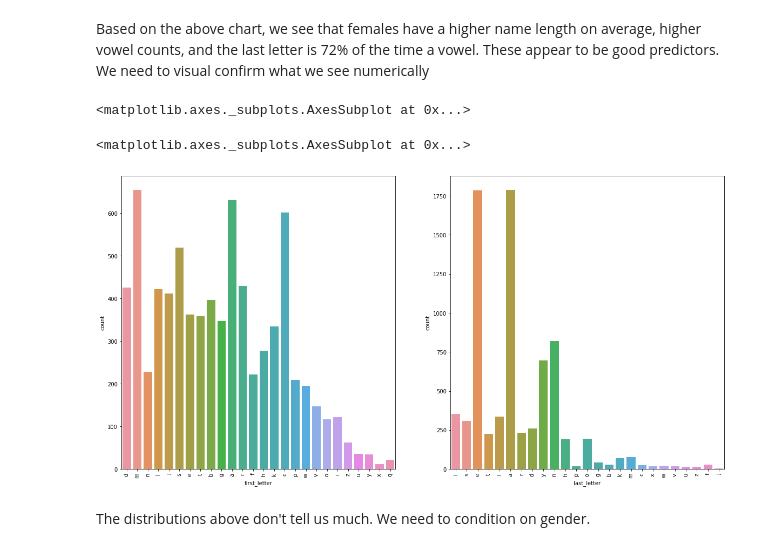
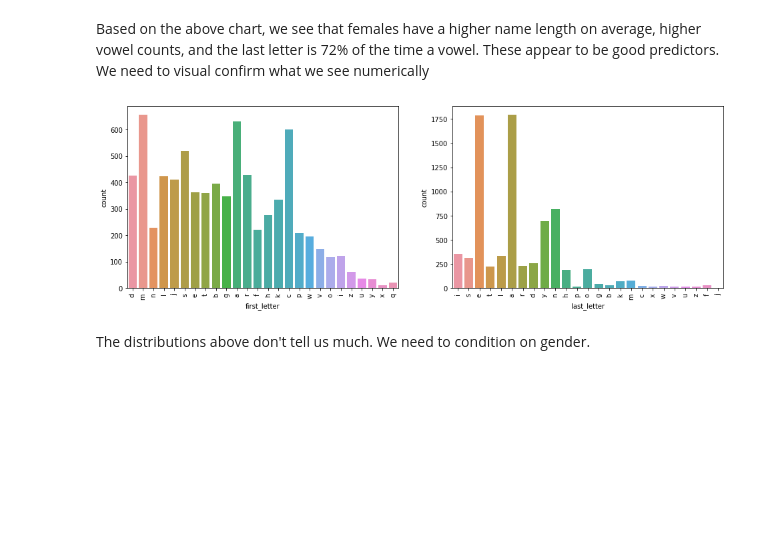
Before and after one commit to betsyrosalen/DATA620_Fall2019_Project3, a Jupyter notebook: project3.ipynb, the cells around one changed output. Cells and saved outputs as stored; diff of their text form; code cells hidden in the pictures; blank space fills up the shorter version.

Commit message:
Finalized project3.ipynb with both decision tree and max entropy models

```diff
--- a/project3.ipynb
+++ b/project3.ipynb
@@ -45,6 +49,15 @@ download('names')
 males = [(name.lower().strip(), 'male') for name in names.words('male.txt')]
 females = [(name.lower().strip(), 'female') for name in names.words('female.txt')]
 
+#Remove unisex names from each list.
+#Did not run this previously, but I think it is reasonable to do so.
+#Otherwise accuracy unfairly penalized if a unisex name is listed as one gender in training and another in test.
+#Will be marked as wrong even if the model is otherwise perfect.
+
+unisex = list(set(males) & set(females))
+[males.remove(name) for name in unisex]
+[females.remove(name) for name in unisex]
+
 # combine lists of names
 all_names = males + females
 
@@ -137,18 +152,18 @@ These appear to be good predictors. We need to visual confirm what we see numeri
 # %%
 # categorical/numerical columns
 categorical_cols = X.loc[:, [col for col in X.columns if 'gram' not in col]].select_dtypes(include='object').columns
 numerical_cols = X.select_dtypes(include=np.number).columns
 
-fig, ax = plt.subplots(1, 2, figsize=(20, 10))
+fig, ax = plt.subplots(1, 2, figsize=(16, 5))
 
 for var, subplot in zip(categorical_cols[:2], ax.flatten()):
     sns.countplot(x=var, data=data, ax=subplot)
     # rotate labels for easy viewing
     for label in subplot.get_xticklabels():
         label.set_rotation(90)
+
+plt.show();
 # %% [output]
-<matplotlib.axes._subplots.AxesSubplot at 0x...>
-<matplotlib.axes._subplots.AxesSubplot at 0x...>
-[figure, old version]
+[figure, new version]
 # %% [markdown]
 The distributions above don't tell us much. We need to condition on gender.
```
Also changed, not shown: parts of 86 cells of this notebook, 1 other file.
